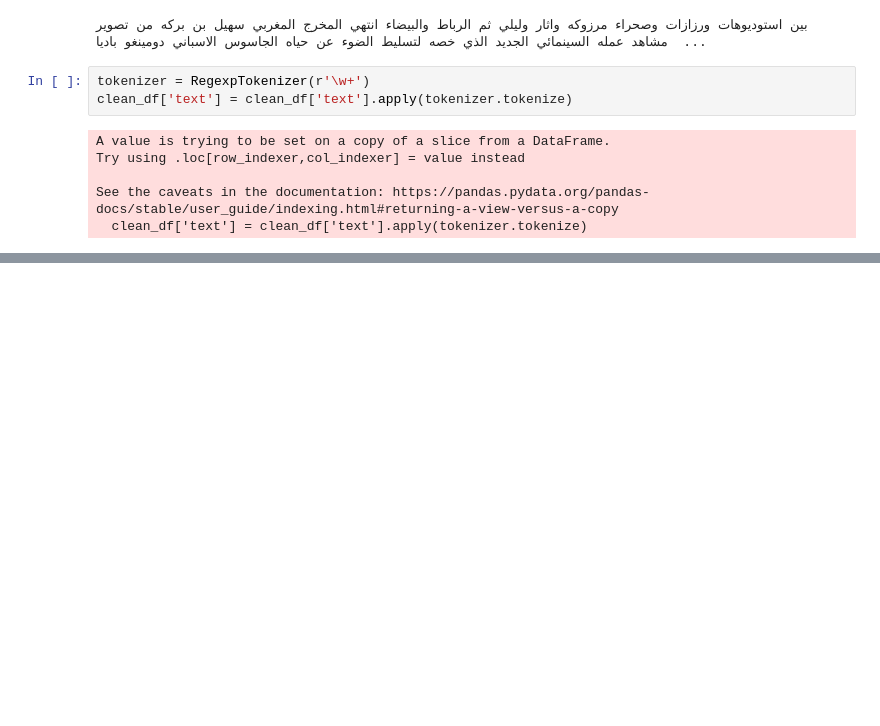
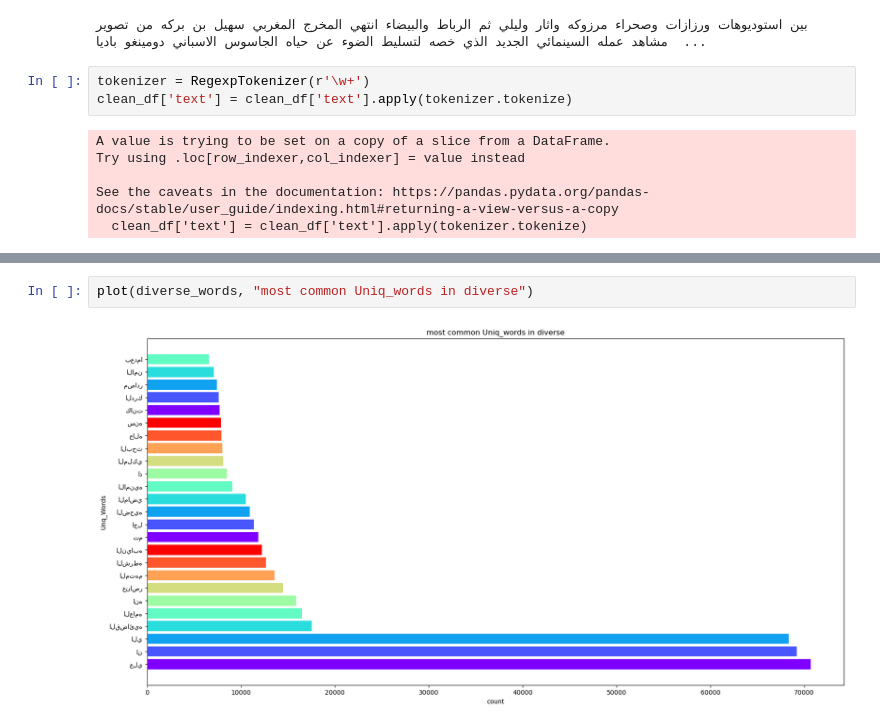
Before and after one commit to MohamedLeminLehcene/Text_Arabic_Classification_With_NLP, a Jupyter notebook: main_news_cls.ipynb, the cells around one changed output, grey strips where cells are left out. Saved outputs shown, nothing was run; the diff lists cells and outputs as text; blank space fills up the shorter version.

```diff
--- a/main_news_cls.ipynb
+++ b/main_news_cls.ipynb
@@ -349,0 +384,4 @@ max sentence length 2060
+# %%
+plot(diverse_words, "most common Uniq_words in diverse")
+# %% [output]
+[figure, added]
```
Also changed, not shown: parts of 29 cells of this notebook.
